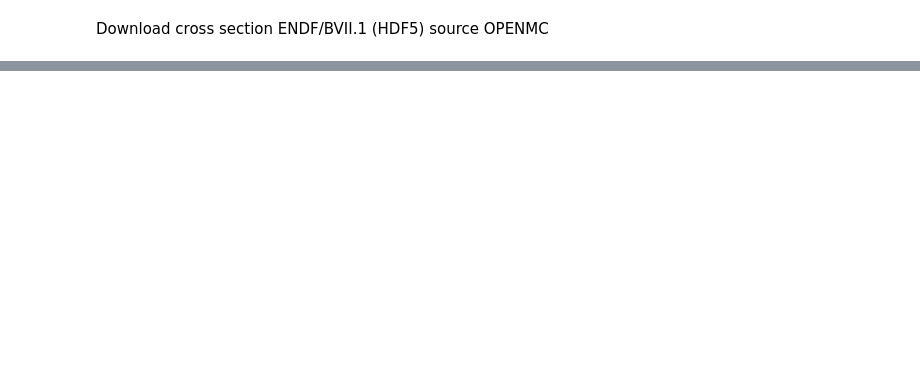
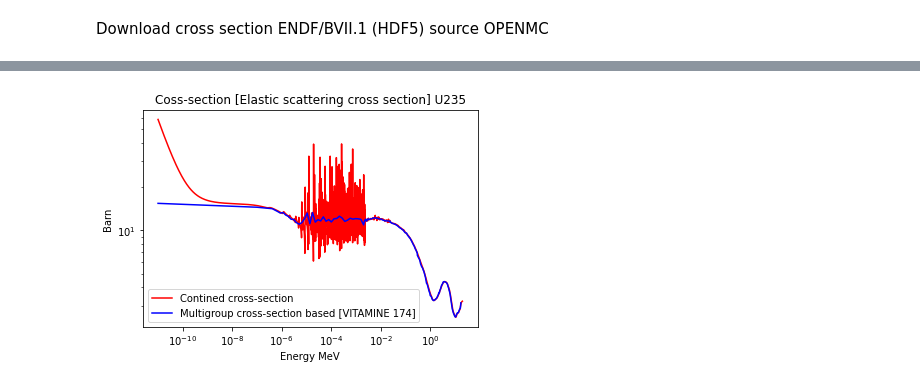
Before and after one commit to jalilabdelhamid/Deterministic, a Jupyter notebook: Deterministic.ipynb, the cells around one changed output, grey strips where cells are left out. Drawn from its saved outputs; the diff is of its cells as text; code cells hidden in the pictures; blank space fills up the shorter version.

```diff
--- a/Deterministic.ipynb
+++ b/Deterministic.ipynb
@@ -45,0 +57,7 @@ mat_mod = [10.8,"H1",0,"O16",0]
+# %%
+mat_fuel = [10.96,"U235",0.000743,"U238",0.023697,"O16",0.048899]
+mat_clad = [6.4516,"Zr90",0.042949]
+mat_mod = [1.0033,"H1",6.717E-2,"O16",3.358E-2]
+
+mat_test = [1,"O16",6.717E-2]
+mat_test1 = []
@@ -86,10 +198,4 @@ endfb-vii.1-hdf5/wmp/052127m1.h5
 # %%
-import h5py
 %cd endfb-vii.1-hdf5
 %cd neutron
-
-f = h5py.File('H1.h5', 'r')
-%cd ../..
-
-list(f['H1']['reactions']['reaction_002']['294K'].keys())
 # %% [output]
@@ -99,0 +204,76 @@ list(f['H1']['reactions']['reaction_002']['294K'].keys())
+# %%
+import h5py
+from scipy import integrate
+# Boucle to scann Materials
+for j in (mat_fuel, mat_clad, mat_mod):
+#for j in (mat_test, mat_test1):
+  #Boucle to scann isotopes & read them
+  for i in (f_isotope_name(j)):
+    #load data from hdf5 file
+
+    f = h5py.File(str(i)+'.h5', 'r')
+      # Set data on contined energy eV
+    dset_energy = f[str(i)]['energy']['294K']
+      # Set data on contined cross section
+    dset_micro_xs_cont = f[str(i)]['reactions']['reaction_002']['294K']['xs']
+    I_ = np.zeros(174)
+    Y_flux_sigma = np.zeros(174)
+    Y_flux = np.zeros(174)
+    N_t = 0
+    res = [x * 1e-6  for x in dset_energy]
+    func_flux_sigma = flux_w(res) * dset_micro_xs_cont
+    func_flux = flux_w(res)
+    g = 0
+    Y_enrgy = np.zeros(174)
+    for k in range(len(energy_structure_VITAMINE_174)-1,0 ,-1):
+
+      #Element to calculate the integral between two energies
+      b_a = energy_structure_VITAMINE_174[k-1] - energy_structure_VITAMINE_174[k]
+      N_ = 0
+      X_ = 0
+      Y_ = 0
+
+      for t in range (len(res)):
+        if (res[t] > energy_structure_VITAMINE_174[k] and res[t] <= energy_structure_VITAMINE_174[k-1]):
+          N_ += 1
+          N_t += 1
+          X_ += func_flux_sigma[t]
+          Y_ += func_flux[t]
+      #print(k,"-",k-1,"=",b_a, "N= ",N_ ,"Somme(flux*sigma)= ", X_, "Somme(flux)= ",Y_ )
+
+      Y_enrgy[g] = energy_structure_VITAMINE_174[k]
+      Y_flux_sigma[g] =  X_
+      Y_flux[g] = Y_
+      g+=1
+      #
+
+    #This boucle solve the 0 flux integral by mean(g-1 and g+1)
+    for z in range(len(Y_enrgy)):
+      if (Y_flux[z] == 0) :
+        Y_flux[z] = (Y_flux[z-1]+Y_flux[z+1])/2
+        Y_flux_sigma[z] = (Y_flux_sigma[z-1]+Y_flux_sigma[z+1])/2
+
+    #This boucle solve sigma group
+    for z in range(len(Y_enrgy)):
+      I_[z] = Y_flux_sigma[z]/Y_flux[z]
+
+
+    #print(N_t)
+    #print(Y_enrgy)
+    #print(I_)
+    #plot(Y_enrgy,I_)
+    res_cross = [x * 1  for x in dset_micro_xs_cont]
+
+
+    plt.plot(res,res_cross,'r',label="Contined cross-section")
+    plt.plot(Y_enrgy,I_,'b',label="Multigroup cross-section based [VITAMINE 174]")
+    plt.xscale('log')
+    plt.yscale('log')
+    plt.title('Coss-section [Elastic scattering cross section] '+str(i) )
+    plt.xlabel("Energy MeV")
+    plt.ylabel("Barn")
+    plt.legend()
+    plt.show()
+    #plot(dset_energy,dset_micro_xs_cont)
+# %% [output]
+[figure, added]
```
Also changed, not shown: parts of 20 cells of this notebook.
